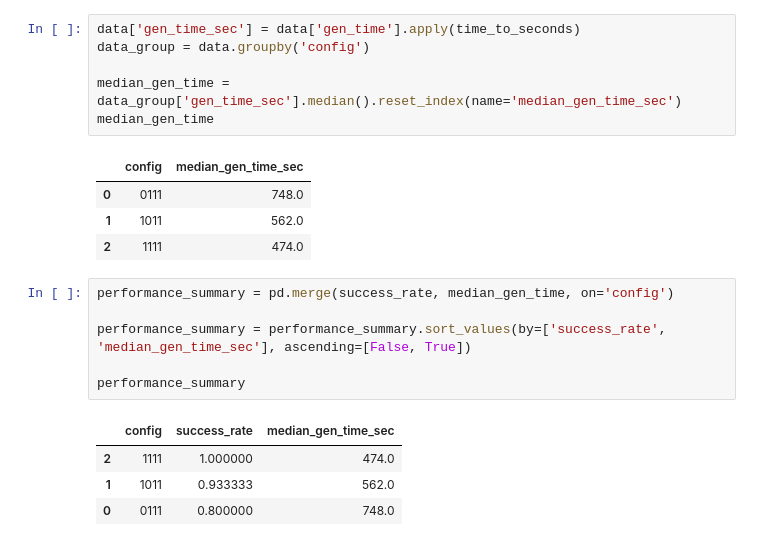
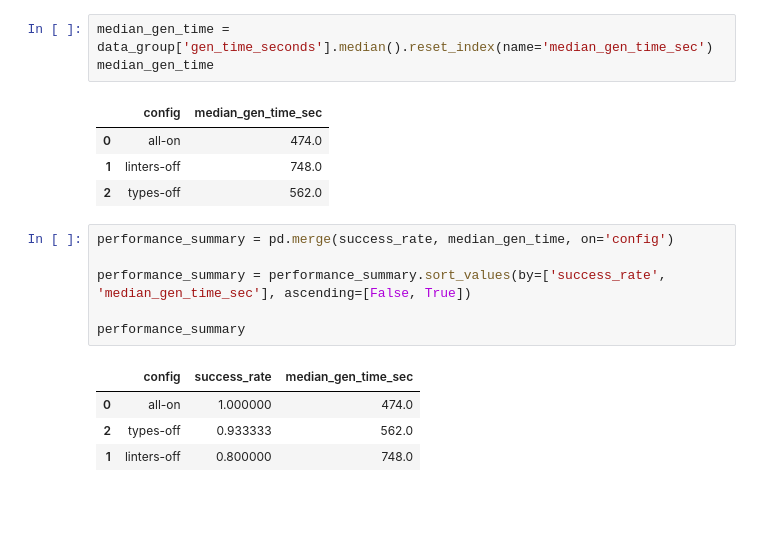
Before and after one commit to PratikNichite/app.build-eval-docs, a Jupyter notebook: analysis.ipynb, the cells around one changed output. Saved outputs shown, nothing was run; the diff lists cells and outputs as text; blank space fills up the shorter version.

```diff
--- a/analysis.ipynb
+++ b/analysis.ipynb
@@ -91,14 +40,11 @@ def time_to_seconds(t):
 # %%
-data['gen_time_sec'] = data['gen_time'].apply(time_to_seconds)
-data_group = data.groupby('config')
-
-median_gen_time = data_group['gen_time_sec'].median().reset_index(name='median_gen_time_sec')
+median_gen_time = data_group['gen_time_seconds'].median().reset_index(name='median_gen_time_sec')
 median_gen_time
 # %% [output]
 |  | config | median_gen_time_sec |
-| 0 | 0111 | 748.0 |
-| 1 | 1011 | 562.0 |
-| 2 | 1111 | 474.0 |
+| 0 | all-on | 474.0 |
+| 1 | linters-off | 748.0 |
+| 2 | types-off | 562.0 |
 # %%
 performance_summary = pd.merge(success_rate, median_gen_time, on='config')
 
@@ -107,6 +53,6 @@ performance_summary = performance_summary.sort_values(by=['success_rate', 'media
 performance_summary
 # %% [output]
 |  | config | success_rate | median_gen_time_sec |
-| 2 | 1111 | 1.000000 | 474.0 |
-| 1 | 1011 | 0.933333 | 562.0 |
-| 0 | 0111 | 0.800000 | 748.0 |
+| 0 | all-on | 1.000000 | 474.0 |
+| 2 | types-off | 0.933333 | 562.0 |
+| 1 | linters-off | 0.800000 | 748.0 |
```
Also changed, not shown: parts of 22 cells of this notebook, 5 other files.
